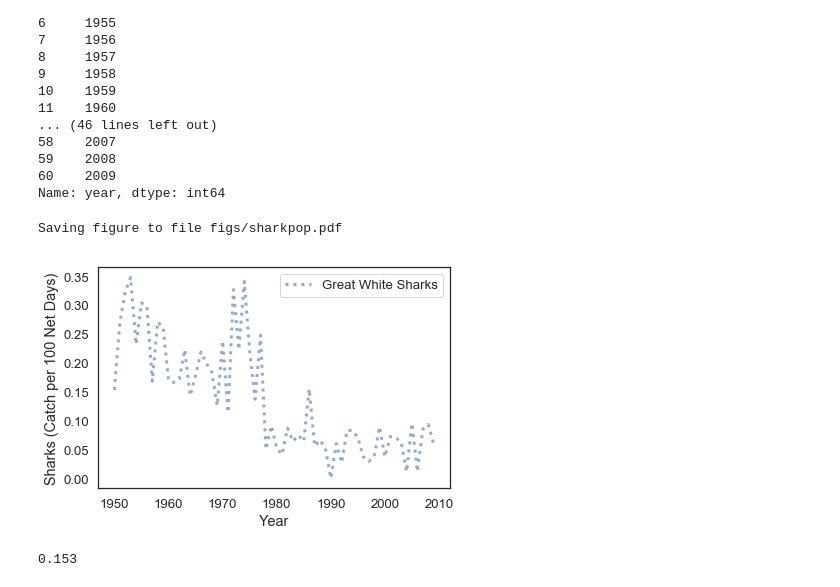
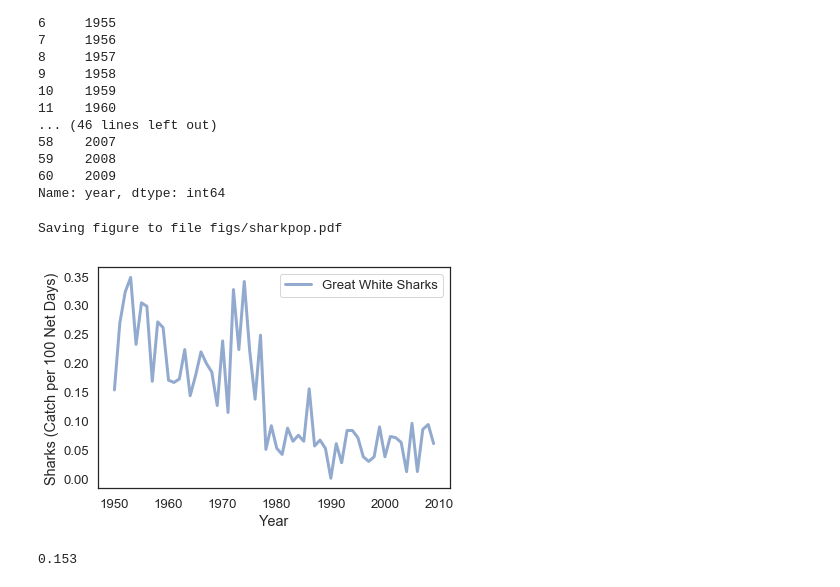
Before and after one commit to dreamofjade/ModSimPy, a Jupyter notebook: code/Proj1Shark.ipynb, the cells around one changed output. Saved outputs shown, nothing was run; the diff lists cells and outputs as text; code cells hidden in the pictures.

```diff
--- a/code/Proj1Shark.ipynb
+++ b/code/Proj1Shark.ipynb
@@ -74,14 +74,14 @@ Index
 60    2009
 Name: year, dtype: int64
 # %%
-plot(year, sharks, ':', label='Great White Sharks')
+plot(year, sharks, '-', label='Great White Sharks')
 
 decorate(xlabel='Year',
          ylabel='Sharks (Catch per 100 Net Days)')
 savefig('figs/sharkpop.pdf')
 # %% [output]
 Saving figure to file figs/sharkpop.pdf
-[figure, old version]
+[figure, new version]
 # %%
 sharks[1]
 # %% [output]
```
Also changed, not shown: parts of 5 cells of this notebook, 6 other files.
